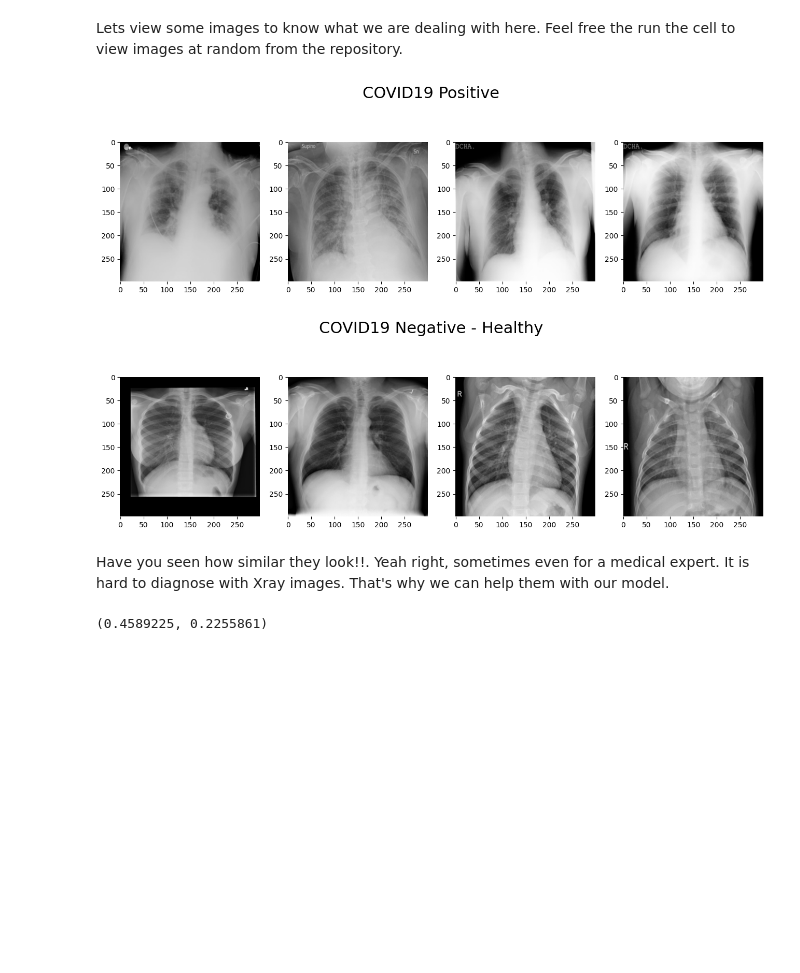
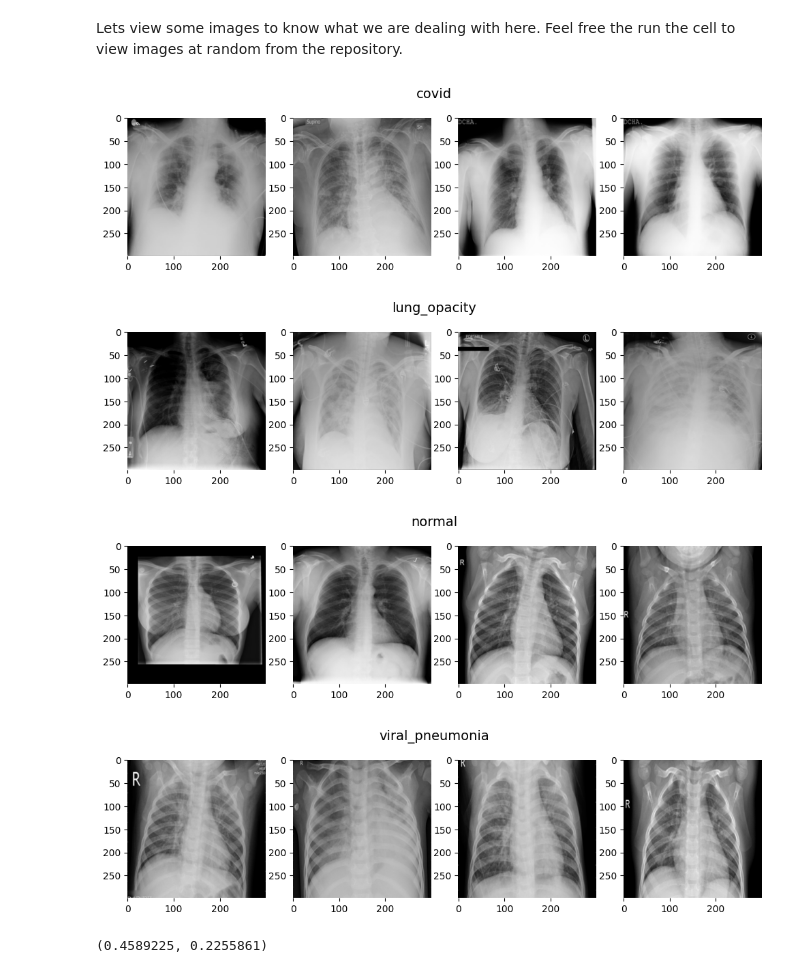
Before and after one commit to Dmytro-Shvetsov/counterfactual-search, a Jupyter notebook: covid-19-pretrain-classifier.ipynb, the cells around one changed output. Cells and saved outputs as stored; diff of their text form; code cells hidden in the pictures; blank space fills up the shorter version.

```diff
--- a/covid-19-pretrain-classifier.ipynb
+++ b/covid-19-pretrain-classifier.ipynb
@@ -28,0 +22,7 @@ NORMAL_PATH = Path('COVID-19_Radiography_Dataset/Normal')
+# %%
+from pathlib import Path
+
+
+DATA_PATH = Path('./COVID-19_Radiography_Dataset_v2//')
+classes_path = list(f for f in DATA_PATH.glob('*') if f.is_dir())
+classes_path
@@ -30,15 +35,18 @@ NORMAL_PATH = Path('COVID-19_Radiography_Dataset/Normal')
 covid_paths = list(COVID_PATH.glob('images/*.png'))
 normal_paths = list(NORMAL_PATH.glob('images/*.png'))
 
-val_pct = 0.2
+val_pct = 0.95
 train_paths = []
 val_paths = []
 
 with open(DATA_PATH / 'train.csv', 'w') as tr, open(DATA_PATH / 'val.csv', 'w') as val:
-    for c, paths in zip(('covid', 'normal'), (covid_paths, normal_paths)):
+    for cp in classes_path:
+        paths = list(cp.glob('images/*.png'))
         num_val = int(len(paths) * val_pct)
-        tr.write('\n'.join(c + ',' + str(p.as_posix()) + ',' + (p.parent.parent / 'masks' / p.name).as_posix() for p in paths[:-num_val]) + '\n')
-        val.write('\n'.join(c + ',' + str(p.as_posix()) + ',' + (p.parent.parent / 'masks' / p.name).as_posix() for p in paths[-num_val:]) + '\n')
+        tr.write('\n'.join(cp.name + ',' + str(p.as_posix()) + ',' + (p.parent.parent / 'masks' / p.name).as_posix() for p in paths[:-num_val]) + '\n')
+        val.write('\n'.join(cp.name + ',' + str(p.as_posix()) + ',' + (p.parent.parent / 'masks' / p.name).as_posix() for p in paths[-num_val:]) + '\n')
+
+#     for c, paths in zip(('covid', 'normal'), (covid_paths, normal_paths)):
 # %%
 image_count = {}
 for c in DATA_PATH.glob('*'):
@@ -64,33 +72,20 @@ I have taken correct propositions of data from each classes while staging my dat
 # %% [markdown]
 Lets view some images to know what we are dealing with here. Feel free the run the cell to view images at random from the repository.
 # %%
-fig = plt.figure(figsize=(16,5))
-fig.suptitle("COVID19 Positive", size=22)
-img_paths = os.listdir(COVID_PATH)
-shuffle(img_paths)
+for cp in classes_path:
+    fig = plt.figure(figsize=(12, 3))
+    fig.suptitle(cp.name, size=14)
 
-for i, image in enumerate((COVID_PATH / 'images').glob('*')):
-    img = cv2.imread(str(image))
-    plt.subplot(1,4, i+1, frameon=False)
-    plt.imshow(img)
-    if i == 3: break
+    for i, image in enumerate((cp / 'images').glob('*')):
+        img = cv2.imread(str(image))
+        plt.subplot(1,4, i+1, frameon=False)
+        plt.imshow(img)
+        if i == 3: break
 # %% [output]
-[figure, old version]
+[figure, new version]
+[figure, added]
+[figure, added]
+[figure, added]
-# %%
-fig = plt.figure(figsize=(16,5))
-fig.suptitle("COVID19 Negative - Healthy", size=22)
-img_paths = os.listdir(COVID_PATH)
-shuffle(img_paths)
-
-for i, image in enumerate((NORMAL_PATH / 'images').glob('*')):
-    img = cv2.imread(str(image))
-    plt.subplot(1,4, i+1, frameon=False)
-    plt.imshow(img)
-    if i == 3: break
-# %% [output]
-[figure, removed]
-# %% [markdown]
-Have you seen how similar they look!!. Yeah right, sometimes even for a medical expert. It is hard to diagnose with Xray images. That's why we can help them with our model.
 # %%
 imagenet_mean = 0.485, 0.456, 0.406
 imagenet_std = 0.229, 0.224, 0.225
```
Also changed, not shown: parts of 17 cells of this notebook, 1 other file.
